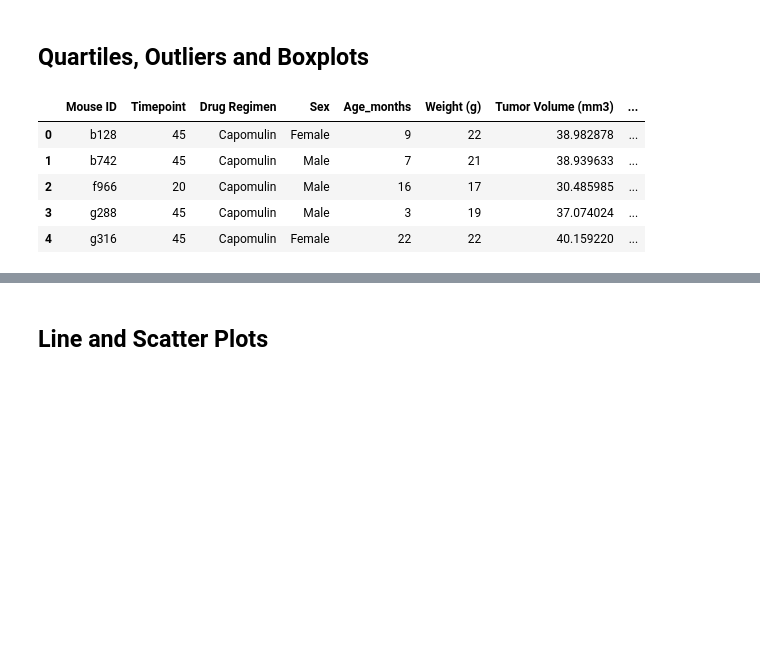
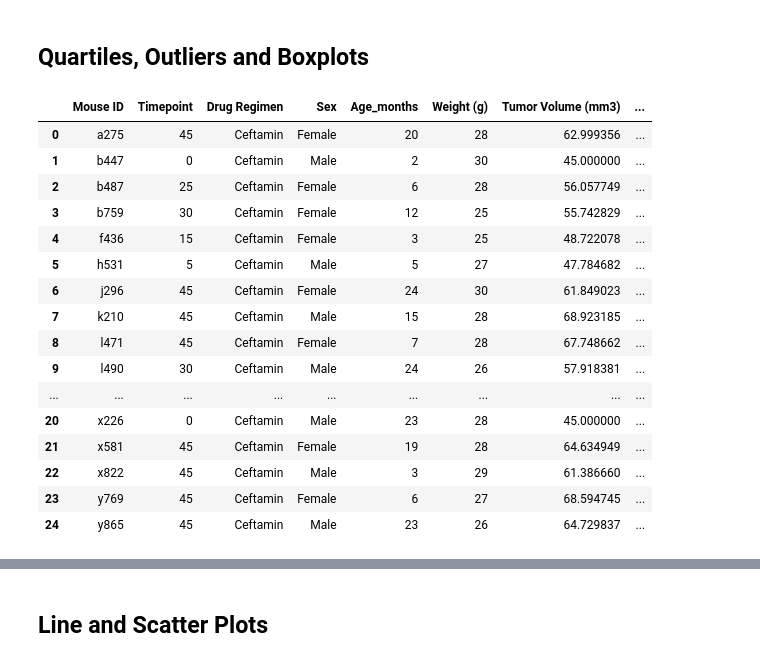
Before and after one commit to yperez0914/The-Power-of-Plots, a Jupyter notebook: Analysis/main.ipynb, the cells around one changed output, grey strips where cells are left out. Cells and saved outputs as stored; diff of their text form; code cells hidden in the pictures; blank space fills up the shorter version.

```diff
--- a/Analysis/main.ipynb
+++ b/Analysis/main.ipynb
@@ -219,28 +225,57 @@ plt.title = "Sex"
 # %% [markdown]
 ## Quartiles, Outliers and Boxplots
 # %%
-# Calculate the final tumor volume of each mouse across four of the treatment regimens:
-# Capomulin, Ramicane, Infubinol, and Ceftamin
+# Calculate the final tumor volume of each mouse across four of the treatment regimens: Capomulin, Ramicane, Infubinol, and Ceftamin
+#Capomulin final time point
 Capomulin_df = clean_data_mouse_df.loc[clean_data_mouse_df["Drug Regimen"] == "Capomulin", :]
 Capomulin_final_time_pt = Capomulin_df.groupby("Mouse ID").max()["Timepoint"]
 Capomulin_final_time_pt
 Capomulin_vol = pd.DataFrame(Capomulin_final_time_pt)
 # Merge this group df with the original dataframe to get the tumor volume at the last timepoint
 Capomulin_merge = pd.merge(Capomulin_vol, clean_data_mouse_df, on = ("Mouse ID", "Timepoint"), how = "left")
-Capomulin_merge.head()
 
-Ramicane
-Capomulin_df = clean_data_mouse_df.loc[clean_data_mouse_df["Drug Regimen"] == "Capomulin", :]
-Capomulin_final_time_pt = Capomulin_df.groupby("Mouse ID").max()["Timepoint"]
-Capomulin_final_time_pt
-Capomulin_vol = pd.DataFrame(Capomulin_final_time_pt)
+
+#Ramicane final time point
+Ramicane_df = clean_data_mouse_df.loc[clean_data_mouse_df["Drug Regimen"] == "Ramicane", :]
+Ramicane_final_time_pt = Ramicane_df.groupby("Mouse ID").max()["Timepoint"]
+Ramicane_final_time_pt
+Ramicane_vol = pd.DataFrame(Ramicane_final_time_pt)
 # Merge this group df with the original dataframe to get the tumor volume at the last timepoint
-Capomulin_merge = pd.merge(Capomulin_vol, clean_data_mouse_df, on = ("Mouse ID", "Timepoint"), how = "left")
-Capomulin_merge.head()
+Ramicane_merge = pd.merge(Ramicane_vol, clean_data_mouse_df, on = ("Mouse ID", "Timepoint"), how = "left")
+
+
+#Infubinol final time point
+Infubinol_df = clean_data_mouse_df.loc[clean_data_mouse_df["Drug Regimen"] == "Infubinol", :]
+Infubinol_final_time_pt = Infubinol_df.groupby("Mouse ID").max()["Timepoint"]
+Infubinol_final_time_pt
+Infubinol_vol = pd.DataFrame(Infubinol_final_time_pt)
+# Merge this group df with the original dataframe to get the tumor volume at the last timepoint
+Infubinol_merge = pd.merge(Infubinol_vol, clean_data_mouse_df, on = ("Mouse ID", "Timepoint"), how = "left")
+Infubinol_merge.head()
+
+#Ceftamin final time point
+Ceftamin_df = clean_data_mouse_df.loc[clean_data_mouse_df["Drug Regimen"] == "Ceftamin", :]
+Ceftamin_final_time_pt = Ceftamin_df.groupby("Mouse ID").max()["Timepoint"]
+Ceftamin_final_time_pt
+Ceftamin_vol = pd.DataFrame(Ceftamin_final_time_pt)
+# Merge this group df with the original dataframe to get the tumor volume at the last timepoint
+Ceftamin_merge = pd.merge(Ceftamin_vol, clean_data_mouse_df, on = ("Mouse ID", "Timepoint"), how = "left")
+Ceftamin_merge
 # %% [output]
 |  | Mouse ID | Timepoint | Drug Regimen | Sex | Age_months | Weight (g) | Tumor Volume (mm3) | ... |
-| 0 | b128 | 45 | Capomulin | Female | 9 | 22 | 38.982878 | ... |
-| 1 | b742 | 45 | Capomulin | Male | 7 | 21 | 38.939633 | ... |
-| 2 | f966 | 20 | Capomulin | Male | 16 | 17 | 30.485985 | ... |
-| 3 | g288 | 45 | Capomulin | Male | 3 | 19 | 37.074024 | ... |
-| 4 | g316 | 45 | Capomulin | Female | 22 | 22 | 40.159220 | ... |
+| 0 | a275 | 45 | Ceftamin | Female | 20 | 28 | 62.999356 | ... |
+| 1 | b447 | 0 | Ceftamin | Male | 2 | 30 | 45.000000 | ... |
+| 2 | b487 | 25 | Ceftamin | Female | 6 | 28 | 56.057749 | ... |
+| 3 | b759 | 30 | Ceftamin | Female | 12 | 25 | 55.742829 | ... |
+| 4 | f436 | 15 | Ceftamin | Female | 3 | 25 | 48.722078 | ... |
+| 5 | h531 | 5 | Ceftamin | Male | 5 | 27 | 47.784682 | ... |
+| 6 | j296 | 45 | Ceftamin | Female | 24 | 30 | 61.849023 | ... |
+| 7 | k210 | 45 | Ceftamin | Male | 15 | 28 | 68.923185 | ... |
+| 8 | l471 | 45 | Ceftamin | Female | 7 | 28 | 67.748662 | ... |
+| 9 | l490 | 30 | Ceftamin | Male | 24 | 26 | 57.918381 | ... |
+| ... | ... | ... | ... | ... | ... | ... | ... | ... |
+| 20 | x226 | 0 | Ceftamin | Male | 23 | 28 | 45.000000 | ... |
+| 21 | x581 | 45 | Ceftamin | Female | 19 | 28 | 64.634949 | ... |
+| 22 | x822 | 45 | Ceftamin | Male | 3 | 29 | 61.386660 | ... |
+| 23 | y769 | 45 | Ceftamin | Female | 6 | 27 | 68.594745 | ... |
+| 24 | y865 | 45 | Ceftamin | Male | 23 | 26 | 64.729837 | ... |
```
Also changed, not shown: parts of 13 cells of this notebook.
